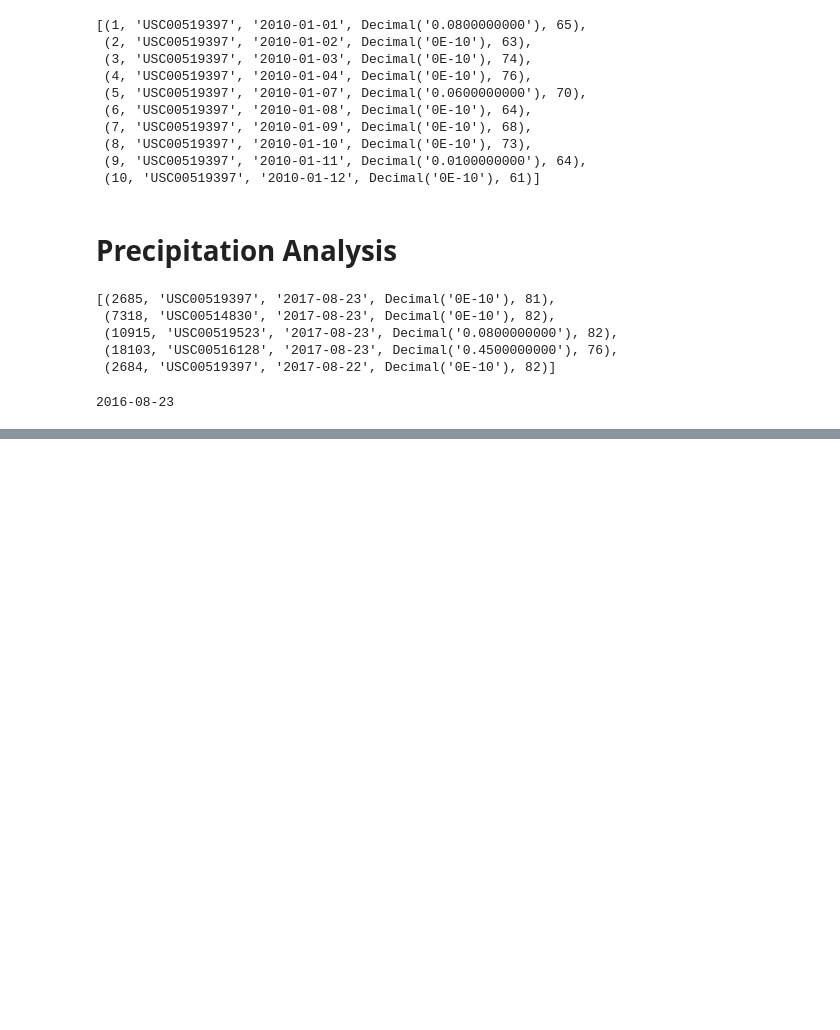
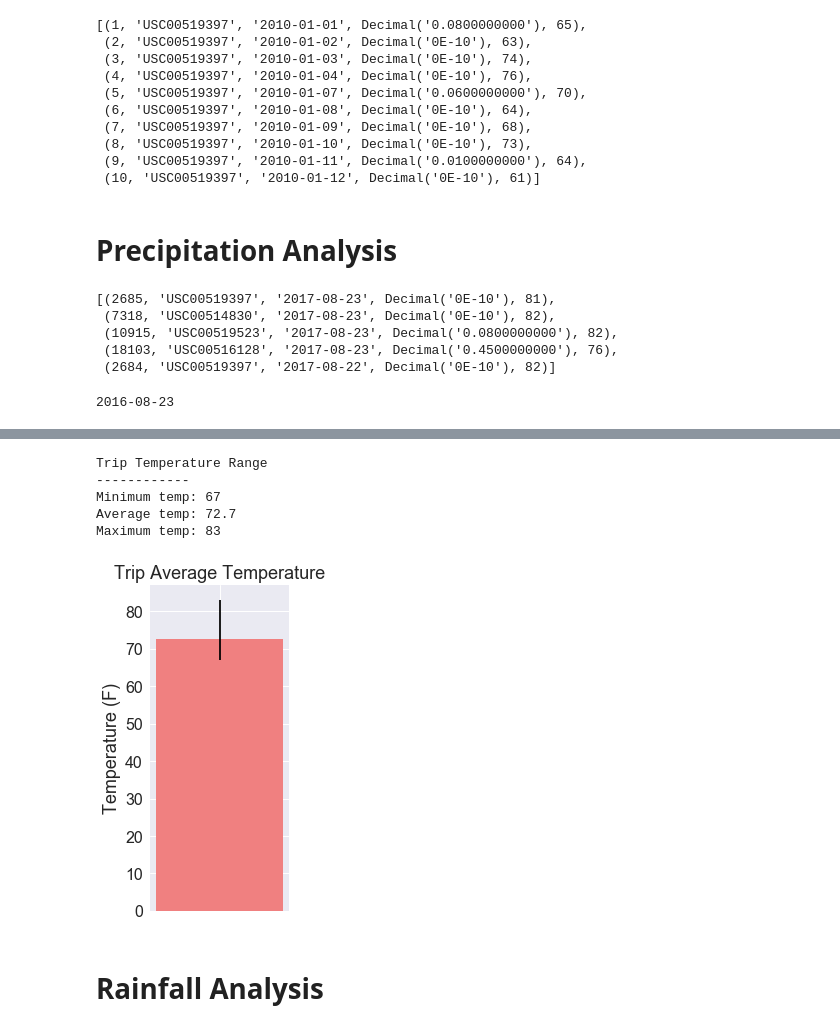
Before and after one commit to Jayleh/wipeout, a Jupyter notebook: climate_analysis.ipynb, the cells around one changed output, grey strips where cells are left out. Saved outputs shown, nothing was run; the diff lists cells and outputs as text; code cells hidden in the pictures; blank space fills up the shorter version.

```diff
--- a/climate_analysis.ipynb
+++ b/climate_analysis.ipynb
@@ -112,0 +221,6 @@ plt.show()
+# %%
+new_start_date = dt.datetime.strptime("2018-01-01", "%Y-%m-%d") - dt.timedelta(days=365)
+print(new_start_date)
+
+new_start_date = dt.datetime.strftime(new_start_date, "%Y-%m-%d")
+print(new_start_date)
@@ -112,0 +258,40 @@ plt.show()
+# %%
+# Get min, avg, and max temp for date range
+min_temp, avg_temp, max_temp = calc_temps("2018-04-14", "2018-04-22")
+
+# Print to console
+print("Trip Temperature Range")
+print("-"*12)
+print(f"Minimum temp: {min_temp}")
+print(f"Average temp: {avg_temp:.1f}")
+print(f"Maximum temp: {max_temp}")
+# %% [output]
+Trip Temperature Range
+------------
+Minimum temp: 67
+Average temp: 72.7
+Maximum temp: 83
+# %%
+# Set figure size
+plt.figure(figsize=(2.5,6))
+
+# Calculate tmin and tmax of yerr
+yerr_min = abs(avg_temp - min_temp)
+yerr_max = abs(avg_temp - max_temp)
+
+# Create bar plot
+plt.bar("", avg_temp, yerr=([yerr_min], [yerr_max]), color="lightcoral")
+
+#
+plt.tick_params(axis='y', which='major', labelsize=16)
+
+# Labels
+plt.title("Trip Average Temperature", fontsize=18)
+plt.ylabel("Temperature (F)", fontsize=18)
+
+# Show plot
+plt.show()
+# %% [output]
+[figure, added]
+# %% [markdown]
+# Rainfall Analysis
```
Also changed, not shown: parts of 22 cells of this notebook.
